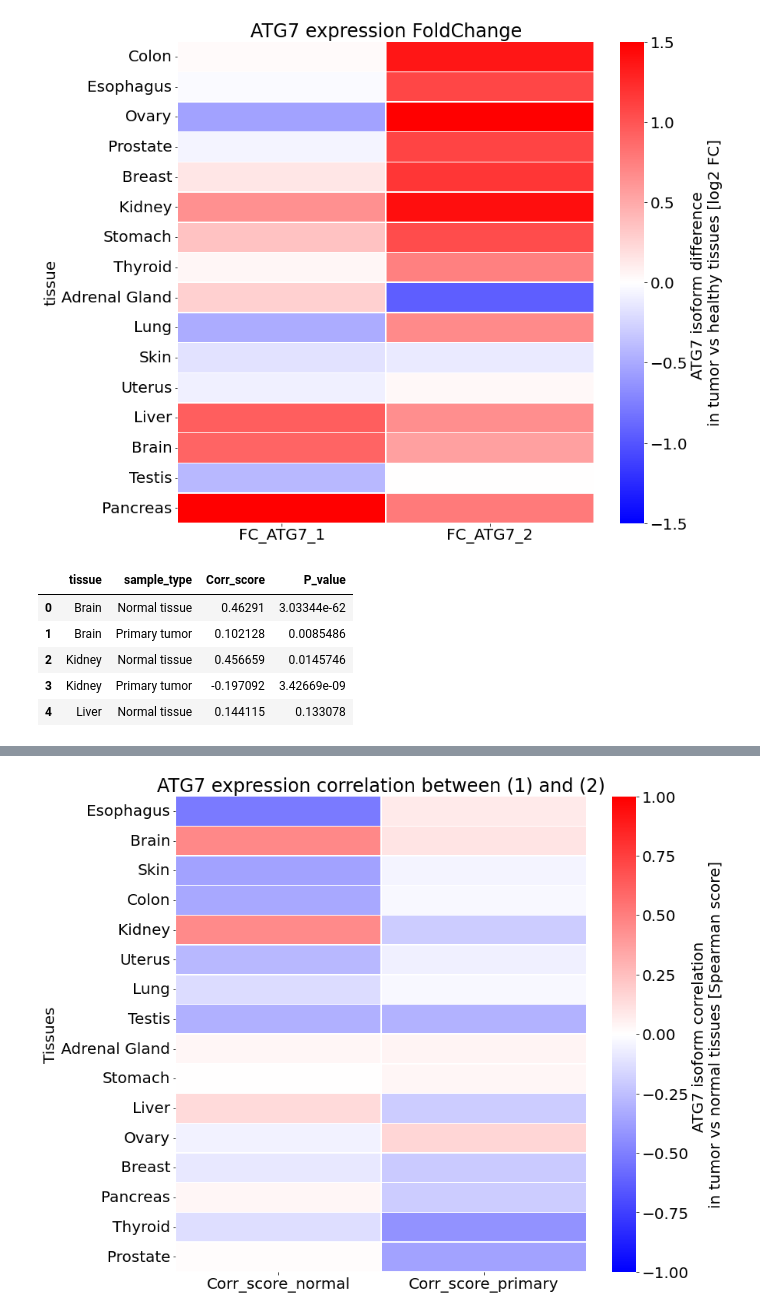
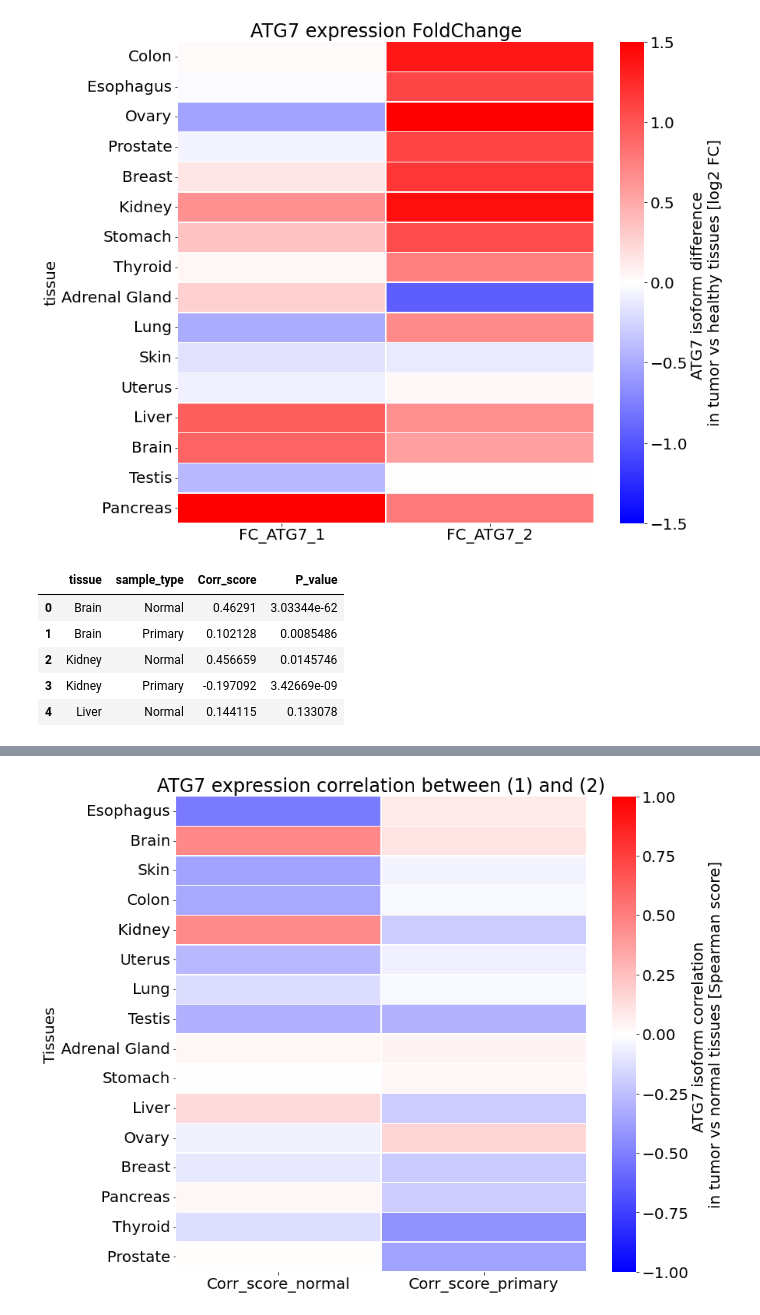
Before and after one commit to Keviosta/Article_short_isoform_ATG7_private, a Jupyter notebook: ATG7/atg7_all_tissue_analyse/ATG7 characterisation/Tissues_differences_ATG7_isoform_characterisation.ipynb, the cells around one changed output, grey strips where cells are left out. Drawn from its saved outputs; the diff is of its cells as text; code cells hidden in the pictures.

```diff
--- a/ATG7/atg7_all_tissue_analyse/ATG7 characterisation/Tissues_differences_ATG7_isoform_characterisation.ipynb
+++ b/ATG7/atg7_all_tissue_analyse/ATG7 characterisation/Tissues_differences_ATG7_isoform_characterisation.ipynb
@@ -368,35 +368,37 @@ for tissue in tissues:
     p_texts = '> 0.005', '< 0.005'
     colors = color1, color2
 
     for i in range(len(dfs)):
         df = dfs[i]
         info = infos[i]
         p_text = p_texts[i]
         color = colors[i]
 
         x = df['ATG7_1tpm'].to_list()
         y = df['ATG7_2tpm'].to_list()
 
         #stat Spearman correlation
         r_value, p_value = scipy.stats.spearmanr(x, y)
 
         r_value_l.append(r_value)
         p_value_l.append(p_value)
         sample_type_l.append(info)
         tissue_l.append(tissue)
 
 #save in dict, then to df
 d = dict(tissue = tissue_l, sample_type = sample_type_l, Corr_score = r_value_l, P_value = p_value_l)
 
 #Transpose to have a better table
 df_atg7_correlation_tissues = pandas.DataFrame.from_dict(d, orient='index')
 df_atg7_correlation_tissues = df_atg7_correlation_tissues.transpose()
 
+#keep minimum text in sample_type for later
+df_atg7_correlation_tissues['sample_type'] = df_atg7_correlation_tissues['sample_type'].apply(lambda x: x.split(' ')[0])
 df_atg7_correlation_tissues.head()
 # %% [output]
 |  | tissue | sample_type | Corr_score | P_value |
-| 0 | Brain | Normal tissue | 0.46291 | 3.03344e-62 |
-| 1 | Brain | Primary tumor | 0.102128 | 0.0085486 |
-| 2 | Kidney | Normal tissue | 0.456659 | 0.0145746 |
-| 3 | Kidney | Primary tumor | -0.197092 | 3.42669e-09 |
-| 4 | Liver | Normal tissue | 0.144115 | 0.133078 |
+| 0 | Brain | Normal | 0.46291 | 3.03344e-62 |
+| 1 | Brain | Primary | 0.102128 | 0.0085486 |
+| 2 | Kidney | Normal | 0.456659 | 0.0145746 |
+| 3 | Kidney | Primary | -0.197092 | 3.42669e-09 |
+| 4 | Liver | Normal | 0.144115 | 0.133078 |
```
Also changed, not shown: parts of 6 cells of this notebook, 1 other file.
